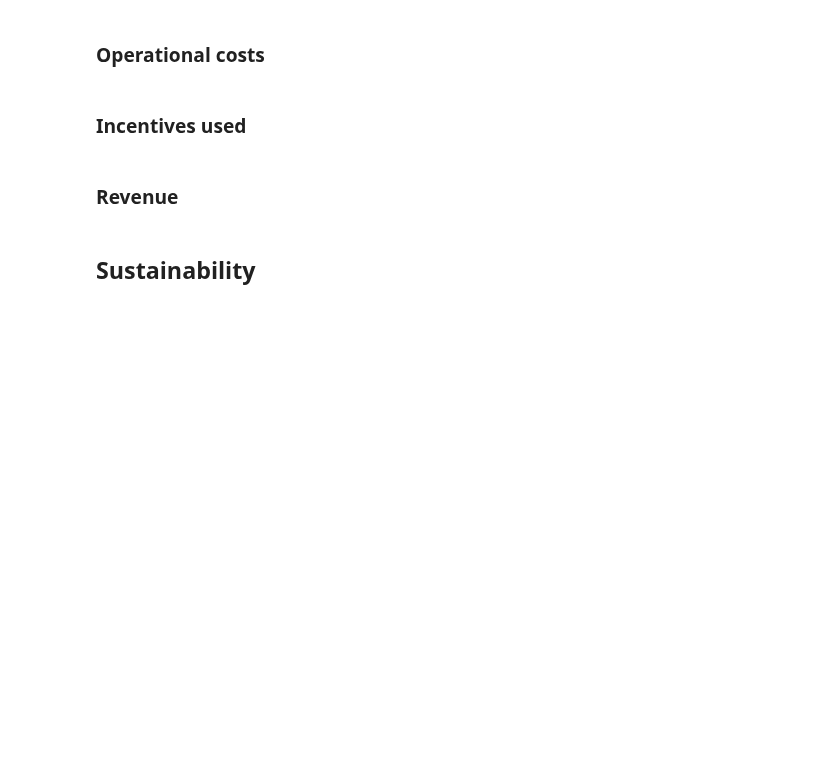
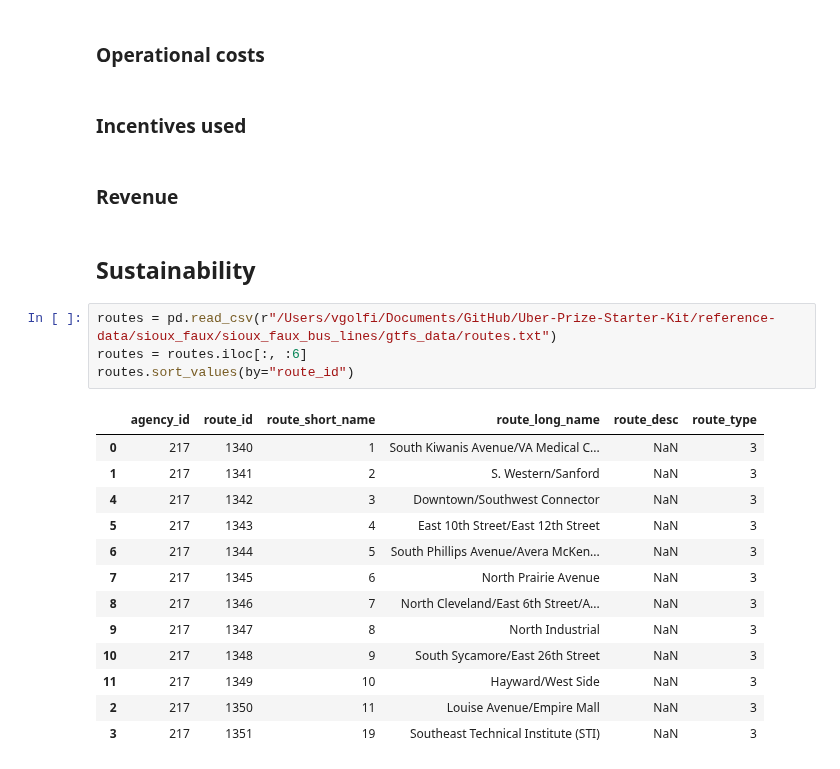
Before and after one commit to bistro-its-berkeley/BISTRO-Starter-Kit, a Jupyter notebook: utilities/Visualization/Visualization_outputs.ipynb, the cells around one changed output. Cells and saved outputs as stored; diff of their text form; blank space fills up the shorter version.

```diff
--- a/utilities/Visualization/Visualization_outputs.ipynb
+++ b/utilities/Visualization/Visualization_outputs.ipynb
@@ -1183,3 +1183,21 @@ plt.show()
 ### Revenue
 # %% [markdown]
 ## Sustainability
+# %%
+routes = pd.read_csv(r"/Users/vgolfi/Documents/GitHub/Uber-Prize-Starter-Kit/reference-data/sioux_faux/sioux_faux_bus_lines/gtfs_data/routes.txt")
+routes = routes.iloc[:, :6]
+routes.sort_values(by="route_id")
+# %% [output]
+|  | agency_id | route_id | route_short_name | route_long_name | route_desc | route_type |
+| 0 | 217 | 1340 | 1 | South Kiwanis Avenue/VA Medical C... | NaN | 3 |
+| 1 | 217 | 1341 | 2 | S. Western/Sanford | NaN | 3 |
+| 4 | 217 | 1342 | 3 | Downtown/Southwest Connector | NaN | 3 |
+| 5 | 217 | 1343 | 4 | East 10th Street/East 12th Street | NaN | 3 |
+| 6 | 217 | 1344 | 5 | South Phillips Avenue/Avera McKen... | NaN | 3 |
+| 7 | 217 | 1345 | 6 | North Prairie Avenue | NaN | 3 |
+| 8 | 217 | 1346 | 7 | North Cleveland/East 6th Street/A... | NaN | 3 |
+| 9 | 217 | 1347 | 8 | North Industrial | NaN | 3 |
+| 10 | 217 | 1348 | 9 | South Sycamore/East 26th Street | NaN | 3 |
+| 11 | 217 | 1349 | 10 | Hayward/West Side | NaN | 3 |
+| 2 | 217 | 1350 | 11 | Louise Avenue/Empire Mall | NaN | 3 |
+| 3 | 217 | 1351 | 19 | Southeast Technical Institute (STI) | NaN | 3 |
```
Also changed, not shown: parts of 2 cells of this notebook, 13 other files.
